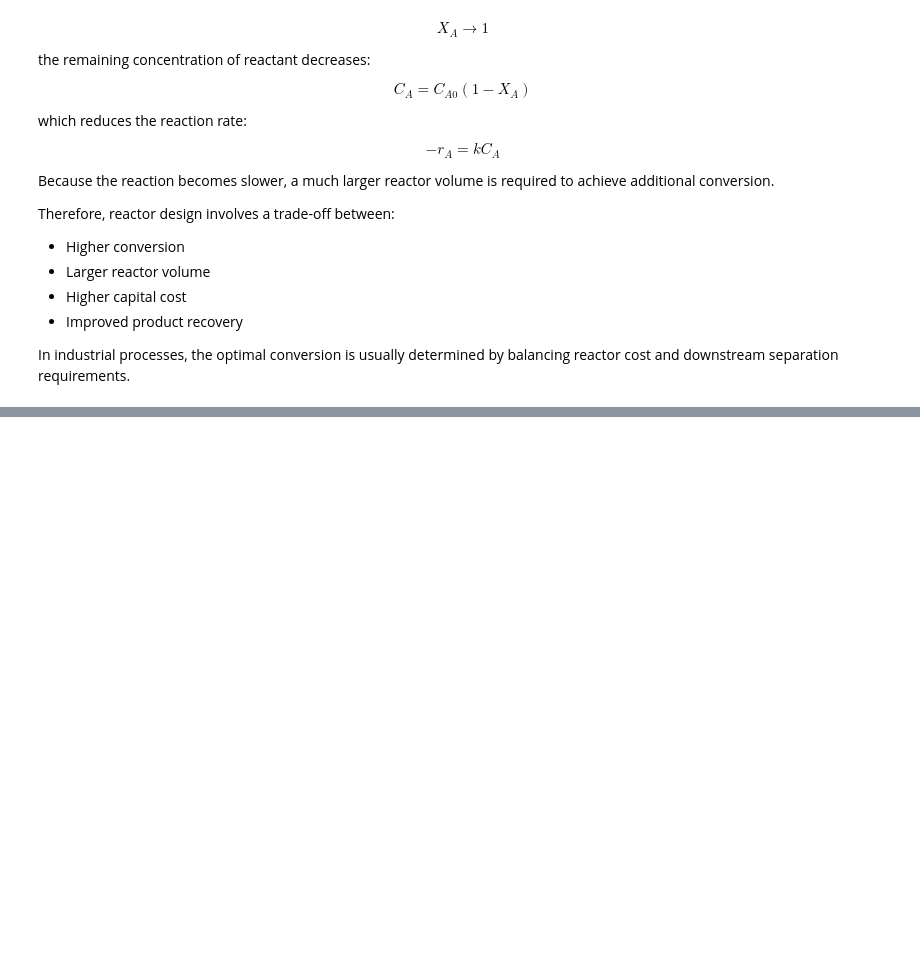
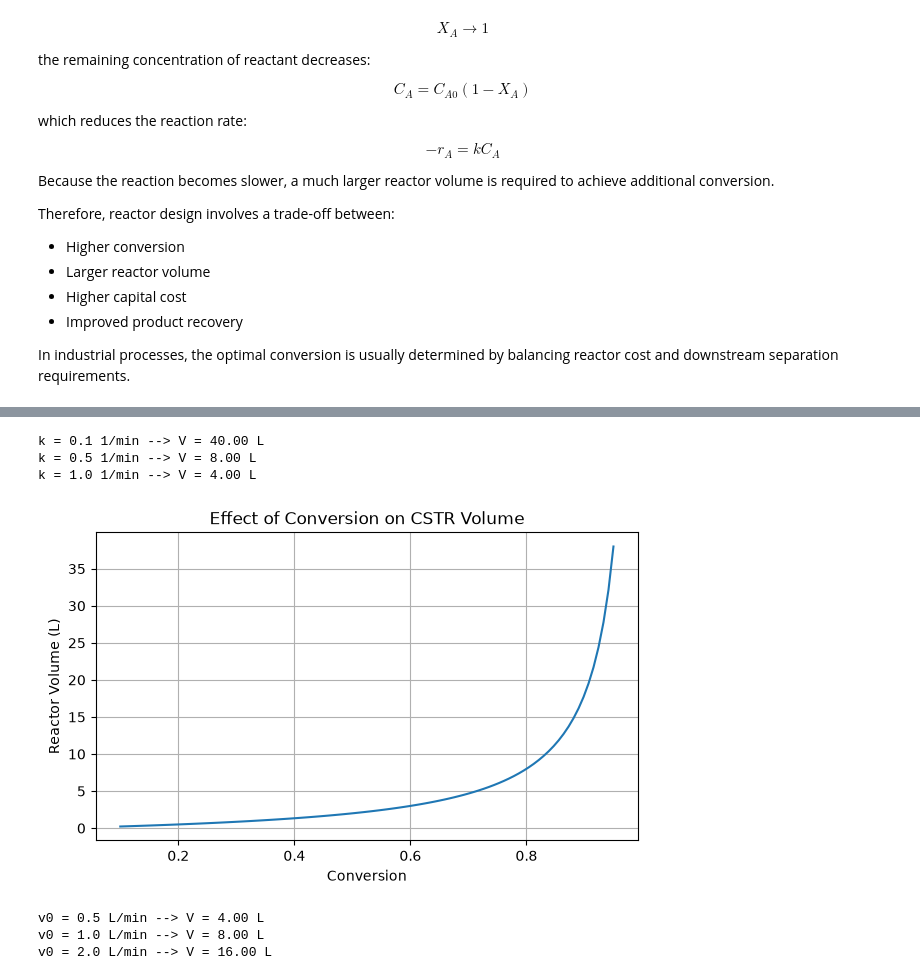
Before and after one commit to zeenxie/ReactionEngineeringLab, a Jupyter notebook: 01_ideal_reactor/02_CSTR.ipynb, the cells around one changed output, grey strips where cells are left out. Saved outputs shown, nothing was run; the diff lists cells and outputs as text; code cells hidden in the pictures; blank space fills up the shorter version.

Commit message:
finish CSTR notebook

```diff
--- a/01_ideal_reactor/02_CSTR.ipynb
+++ b/01_ideal_reactor/02_CSTR.ipynb
@@ -565,0 +693,77 @@ In industrial processes, the optimal conversion is usually determined by balanci
+# %%
+# Effect of reaction rate constant
+
+k_values = [0.1, 0.5, 1.0]
+
+X_fixed = 0.8
+v0_fixed = 1.0
+
+for k_value in k_values:
+
+    V = cstr_volume(
+        X_fixed,
+        k_value,
+        v0_fixed
+    )
+
+    print(
+        f"k = {k_value} 1/min --> V = {V:.2f} L"
+    )
+# %% [output]
+k = 0.1 1/min --> V = 40.00 L
+k = 0.5 1/min --> V = 8.00 L
+k = 1.0 1/min --> V = 4.00 L
+# %%
+# Effect of conversion
+
+X_values = np.linspace(0.1,0.95,100)
+
+k_fixed = 0.5
+v0_fixed = 1.0
+
+V_values = cstr_volume(
+    X_values,
+    k_fixed,
+    v0_fixed
+)
+
+plt.figure(figsize=(7,4))
+
+plt.plot(
+    X_values,
+    V_values
+)
+
+plt.xlabel("Conversion")
+plt.ylabel("Reactor Volume (L)")
+plt.title(
+    "Effect of Conversion on CSTR Volume"
+)
+plt.grid()
+
+plt.show()
+# %% [output]
+[figure, added]
+# %%
+# Effect of volumetric flow rate
+
+v0_values = [0.5, 1.0, 2.0]
+
+X_fixed = 0.8
+k_fixed = 0.5
+
+for flow_rate in v0_values:
+
+    V = cstr_volume(
+        X_fixed,
+        k_fixed,
+        flow_rate
+    )
+
+    print(
+        f"v0 = {flow_rate} L/min --> V = {V:.2f} L"
+    )
+# %% [output]
+v0 = 0.5 L/min --> V = 4.00 L
+v0 = 1.0 L/min --> V = 8.00 L
+v0 = 2.0 L/min --> V = 16.00 L
```
Also changed, not shown: parts of 11 cells of this notebook.
